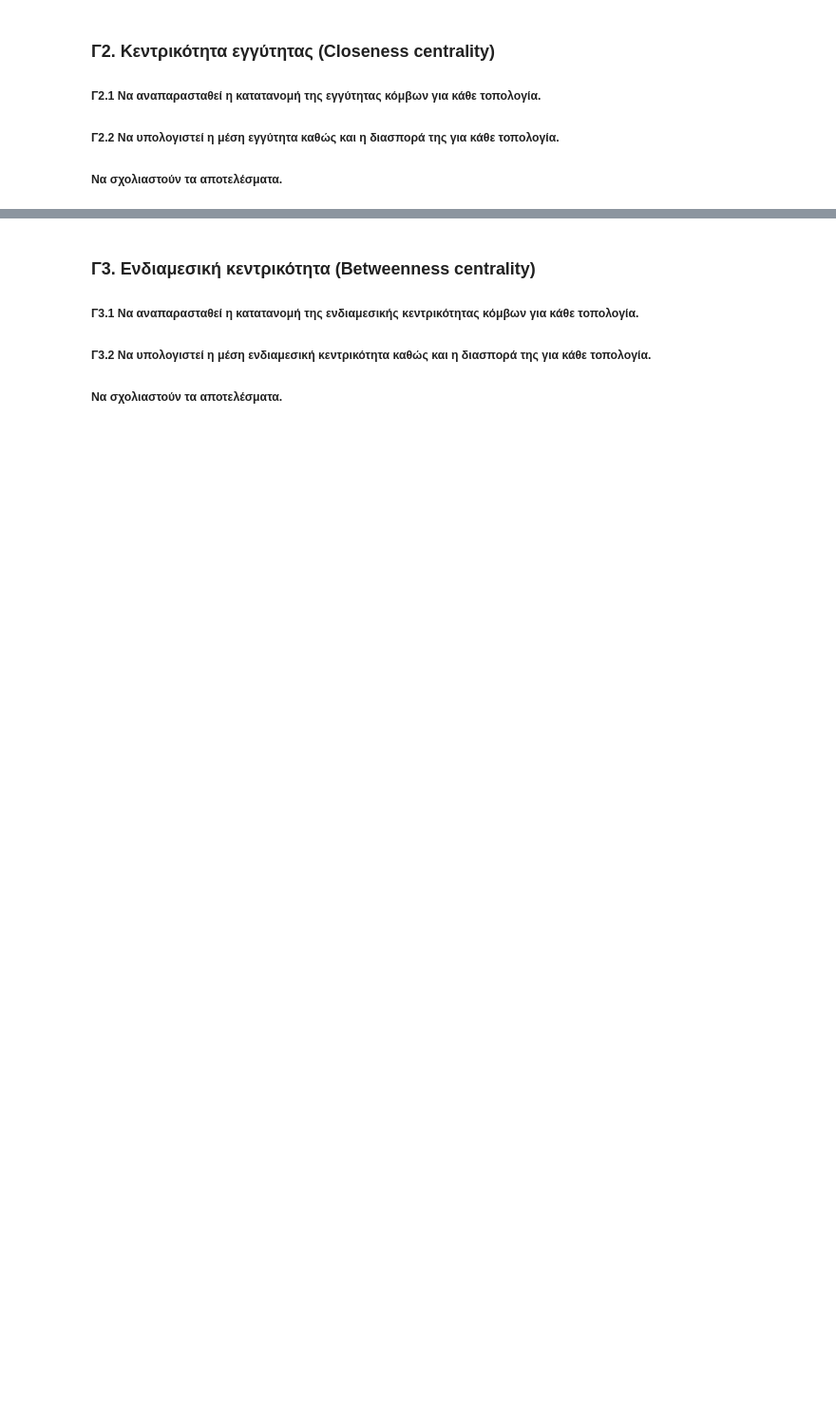
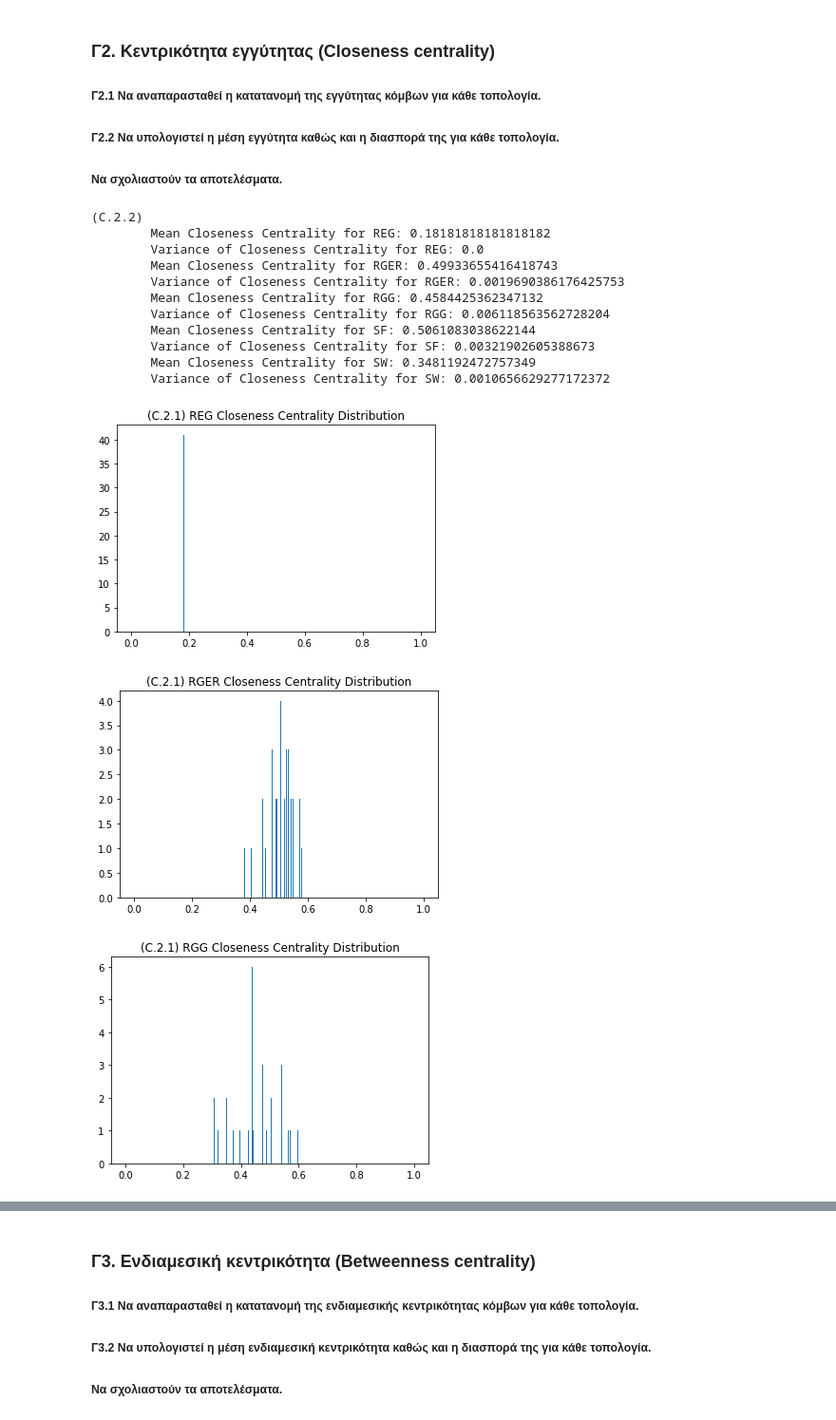
Before and after one commit to ChristosHadjichristofi/Social-Networks-Analysis-NTUA, a Jupyter notebook: Lab1/SNA_Lab1.ipynb, the cells around one changed output, grey strips where cells are left out. Shown at 95% size. Cells and saved outputs as stored; diff of their text form; code cells hidden in the pictures; blank space fills up the shorter version.

```diff
--- a/Lab1/SNA_Lab1.ipynb
+++ b/Lab1/SNA_Lab1.ipynb
@@ -301,0 +409,30 @@ def find_closeness(G):
+# %%
+def find_closeness(G):
+    return nx.closeness_centrality(G)
+
+def plotClosenessDistribution(closeness, _title, _bins):
+    plt.figure()
+    plt.title(_title)
+    plt.hist(list(closeness.values()), range = (0, 1), bins = _bins)
+
+print("(C.2.2)")
+for (g, name) in graph_pairs:
+    closeness = find_closeness(g)
+    plotClosenessDistribution(closeness, "(C.2.1) " + name + " Closeness Centrality Distribution", 400)
+    print("\tMean Closeness Centrality for " + name + ":", np.mean(np.array(list(closeness.values()))))
+    print("\tVariance of Closeness Centrality for " + name + ":", np.var(np.array(list(closeness.values()))))
+# %% [output]
+(C.2.2)
+        Mean Closeness Centrality for REG: 0.18181818181818182
+        Variance of Closeness Centrality for REG: 0.0
+        Mean Closeness Centrality for RGER: 0.49933655416418743
+        Variance of Closeness Centrality for RGER: 0.0019690386176425753
+        Mean Closeness Centrality for RGG: 0.4584425362347132
+        Variance of Closeness Centrality for RGG: 0.006118563562728204
+        Mean Closeness Centrality for SF: 0.5061083038622144
+        Variance of Closeness Centrality for SF: 0.00321902605388673
+        Mean Closeness Centrality for SW: 0.3481192472757349
+        Variance of Closeness Centrality for SW: 0.0010656629277172372
+[figure, added]
+[figure, added]
+[figure, added]
```
Also changed, not shown: parts of 44 cells of this notebook, 2 other files.
